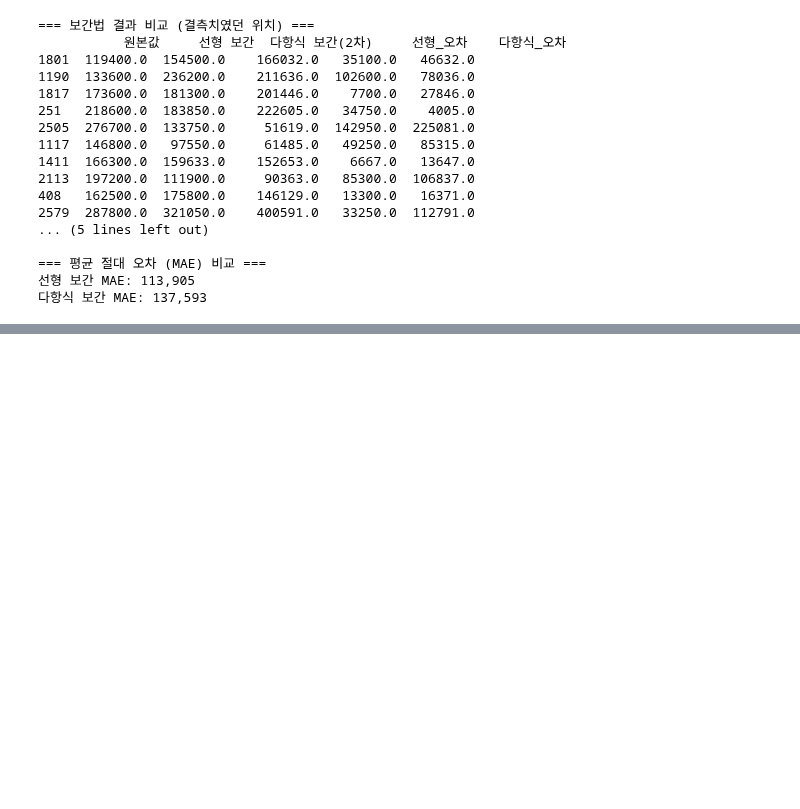
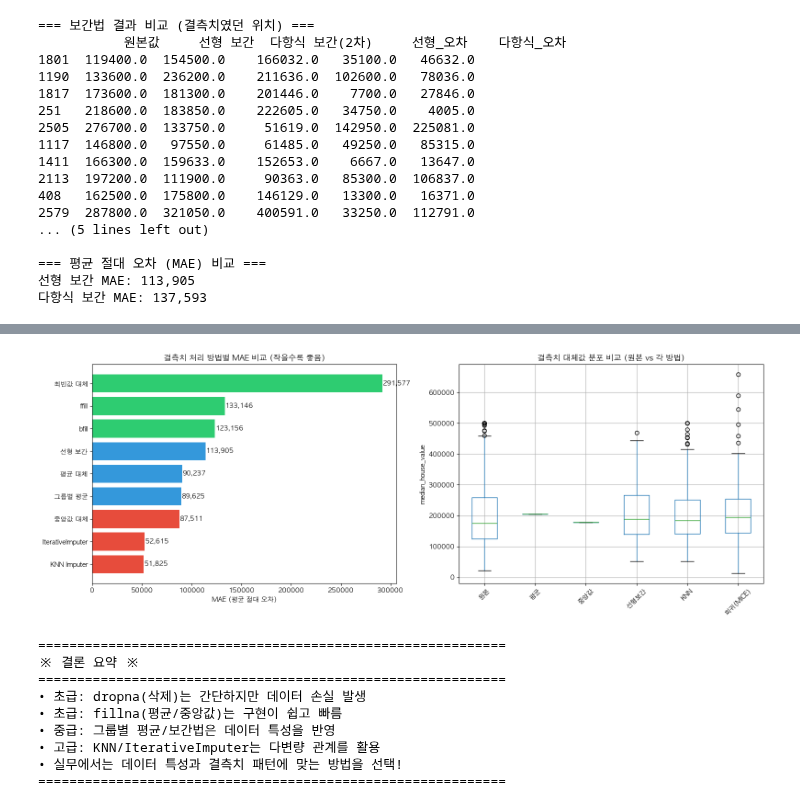
Before and after one commit to icesnake72/aice, a Jupyter notebook: test06.ipynb, the cells around one changed output, grey strips where cells are left out. Saved outputs shown, nothing was run; the diff lists cells and outputs as text; code cells hidden in the pictures; blank space fills up the shorter version.

```diff
--- a/test06.ipynb
+++ b/test06.ipynb
@@ -442,0 +676,55 @@ print(f"다항식 보간 MAE: {mae_poly:,.0f}")
+# %%
+# === MAE 비교 막대 그래프 ===
+fig, axes = plt.subplots(1, 2, figsize=(16, 6))
+
+# 그래프 1: MAE 비교 막대 그래프
+colors = ['#2ecc71' if i < 3 else '#3498db' if i < 6 else '#e74c3c'
+          for i in range(len(mae_df))]
+bars = axes[0].barh(mae_df['방법'], mae_df['MAE'], color=colors[::-1])
+axes[0].set_xlabel('MAE (평균 절대 오차)')
+axes[0].set_title('결측치 처리 방법별 MAE 비교 (작을수록 좋음)')
+
+# 막대 위에 값 표시
+for bar, val in zip(bars, mae_df['MAE']):
+    axes[0].text(bar.get_width() + 500, bar.get_y() + bar.get_height()/2,
+                f'{val:,.0f}', va='center', fontsize=10)
+
+# 그래프 2: 각 방법별 분포 비교 (boxplot)
+# 결측치였던 위치의 대체값 분포를 비교
+box_data = pd.DataFrame({
+    '원본': original_values.values,
+    '평균': df_mean.loc[missing_indices, 'median_house_value'].values,
+    '중앙값': df_median.loc[missing_indices, 'median_house_value'].values,
+    '선형보간': df_linear.loc[missing_indices, 'median_house_value'].values,
+    'KNN': df_knn.loc[missing_indices, 'median_house_value'].values,
+    '회귀(MICE)': df_iter.loc[missing_indices, 'median_house_value'].values,
+})
+
+box_data.boxplot(ax=axes[1], rot=45)
+axes[1].set_title('결측치 대체값 분포 비교 (원본 vs 각 방법)')
+axes[1].set_ylabel('median_house_value')
+
+plt.tight_layout()
+plt.show()
+
+print()
+print("=" * 60)
+print("※ 결론 요약 ※")
+print("=" * 60)
+print("• 초급: dropna(삭제)는 간단하지만 데이터 손실 발생")
+print("• 초급: fillna(평균/중앙값)는 구현이 쉽고 빠름")
+print("• 중급: 그룹별 평균/보간법은 데이터 특성을 반영")
+print("• 고급: KNN/IterativeImputer는 다변량 관계를 활용")
+print("• 실무에서는 데이터 특성과 결측치 패턴에 맞는 방법을 선택!")
+print("=" * 60)
+# %% [output]
+[figure, added]
+============================================================
+※ 결론 요약 ※
+============================================================
+• 초급: dropna(삭제)는 간단하지만 데이터 손실 발생
+• 초급: fillna(평균/중앙값)는 구현이 쉽고 빠름
+• 중급: 그룹별 평균/보간법은 데이터 특성을 반영
+• 고급: KNN/IterativeImputer는 다변량 관계를 활용
+• 실무에서는 데이터 특성과 결측치 패턴에 맞는 방법을 선택!
+============================================================
```
Also changed, not shown: parts of 6 cells of this notebook, 1 other file.
